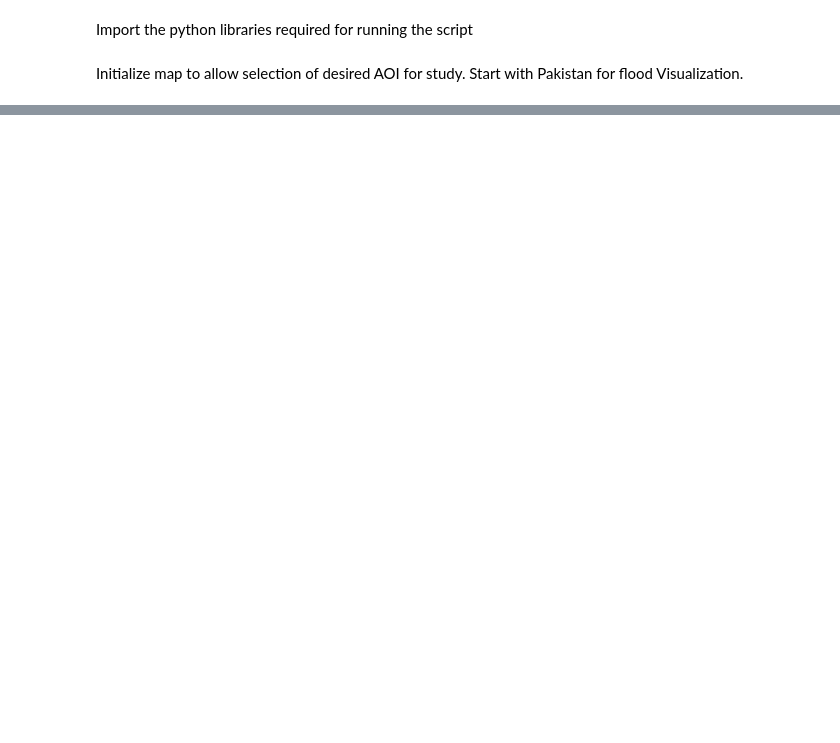
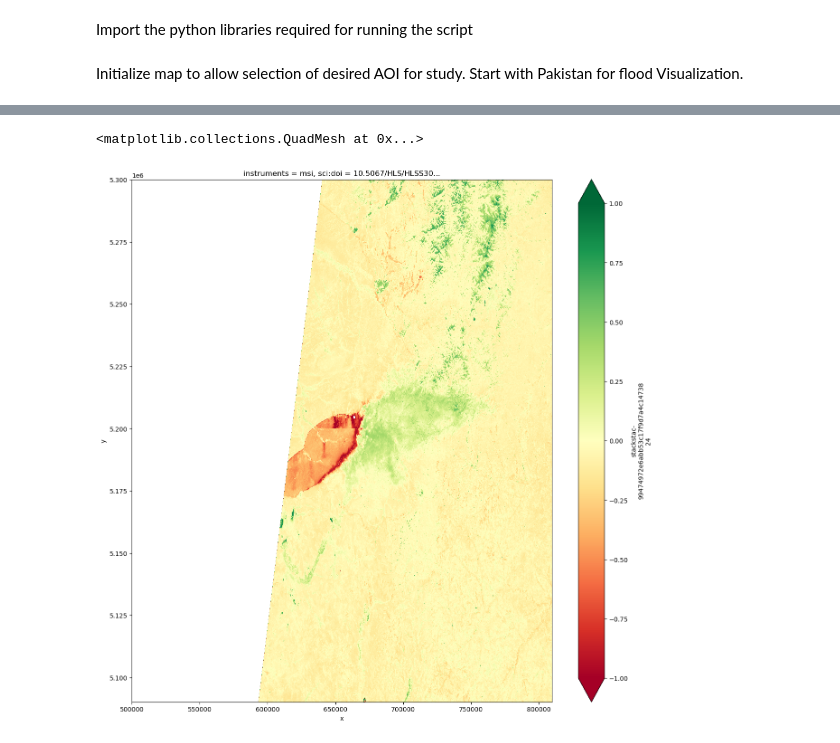
Before and after one commit to NASA-IMPACT/summer-school-2023, a Jupyter notebook: chapter-2/hls_applications_example.ipynb, the cells around one changed output, grey strips where cells are left out. Saved outputs shown, nothing was run; the diff lists cells and outputs as text; code cells hidden in the pictures; blank space fills up the shorter version.

```diff
--- a/chapter-2/hls_applications_example.ipynb
+++ b/chapter-2/hls_applications_example.ipynb
@@ -249,3 +323,6 @@ l30_ndvi_day.plot(vmin=-1, vmax=1, cmap="RdYlGn", figsize=(15,15))
 # %%
 # Visually see the NDVI using S30 for selected location, and date.
-s30_ndvi_day.plot(vmin=-1, vmax=1, cmap="RdYlGn", figsize=(15,15))
+index_array["HLSS30"].plot(vmin=-1, vmax=1, cmap="RdYlGn", figsize=(15,15))
+# %% [output]
+<matplotlib.collections.QuadMesh at 0x...>
+[figure, added]
```
Also changed, not shown: parts of 10 cells of this notebook.
